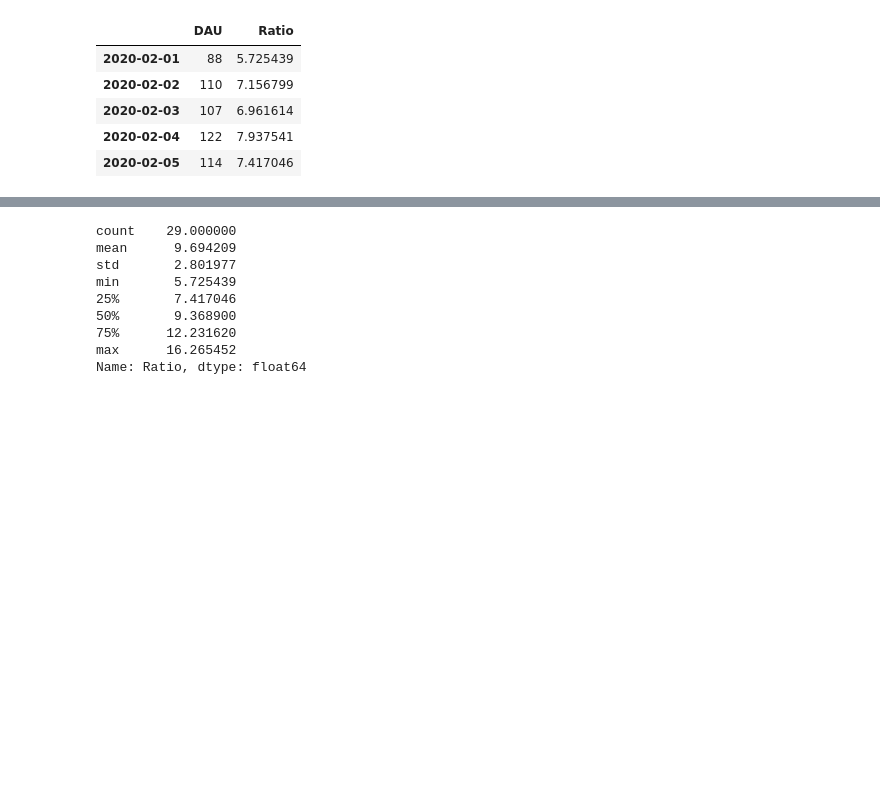
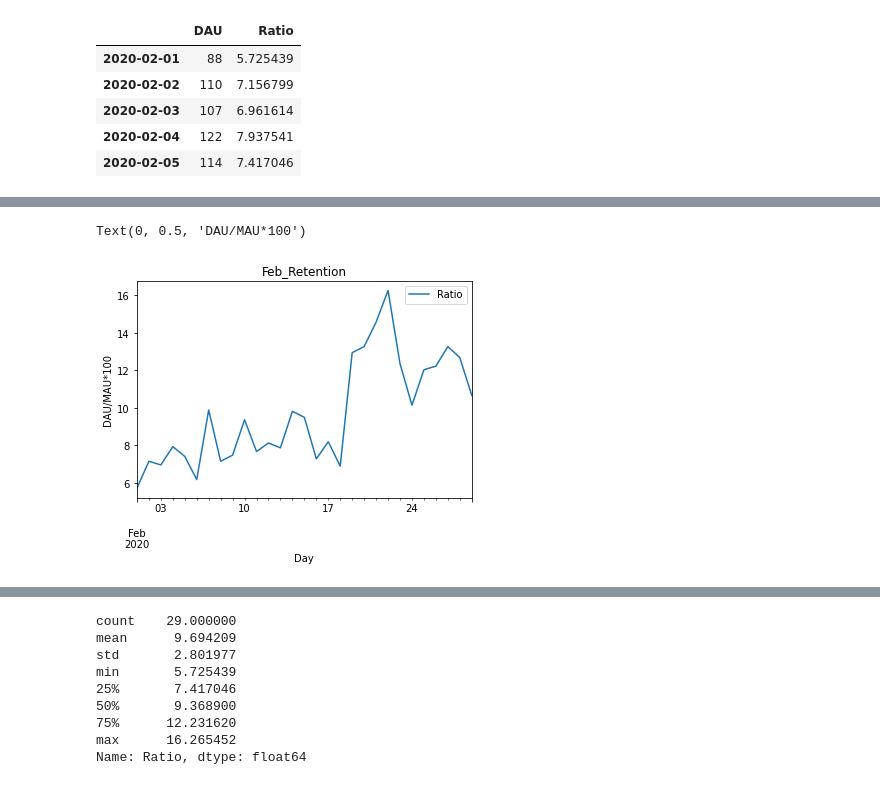
Before and after one commit to Mayank1325/Customer-Analytics, a Jupyter notebook: FR.ipynb, the cells around one changed output, grey strips where cells are left out. Cells and saved outputs as stored; diff of their text form; code cells hidden in the pictures; blank space fills up the shorter version.

```diff
--- a/FR.ipynb
+++ b/FR.ipynb
@@ -244,3 +260,6 @@ df2.head()
 | 2020-02-03 | 107 | 6.961614 |
 | 2020-02-04 | 122 | 7.937541 |
 | 2020-02-05 | 114 | 7.417046 |
+# %%
+feb= df2.drop(columns=['DAU'])
+feb.head()
@@ -246,0 +273,8 @@ df2.head()
+# %%
+feb.plot()
+plt.title('Feb_Retention')
+plt.xlabel('Day')
+plt.ylabel('DAU/MAU*100')
+# %% [output]
+Text(0, 0.5, 'DAU/MAU*100')
+[figure, added]
```
Also changed, not shown: parts of 16 cells of this notebook.
